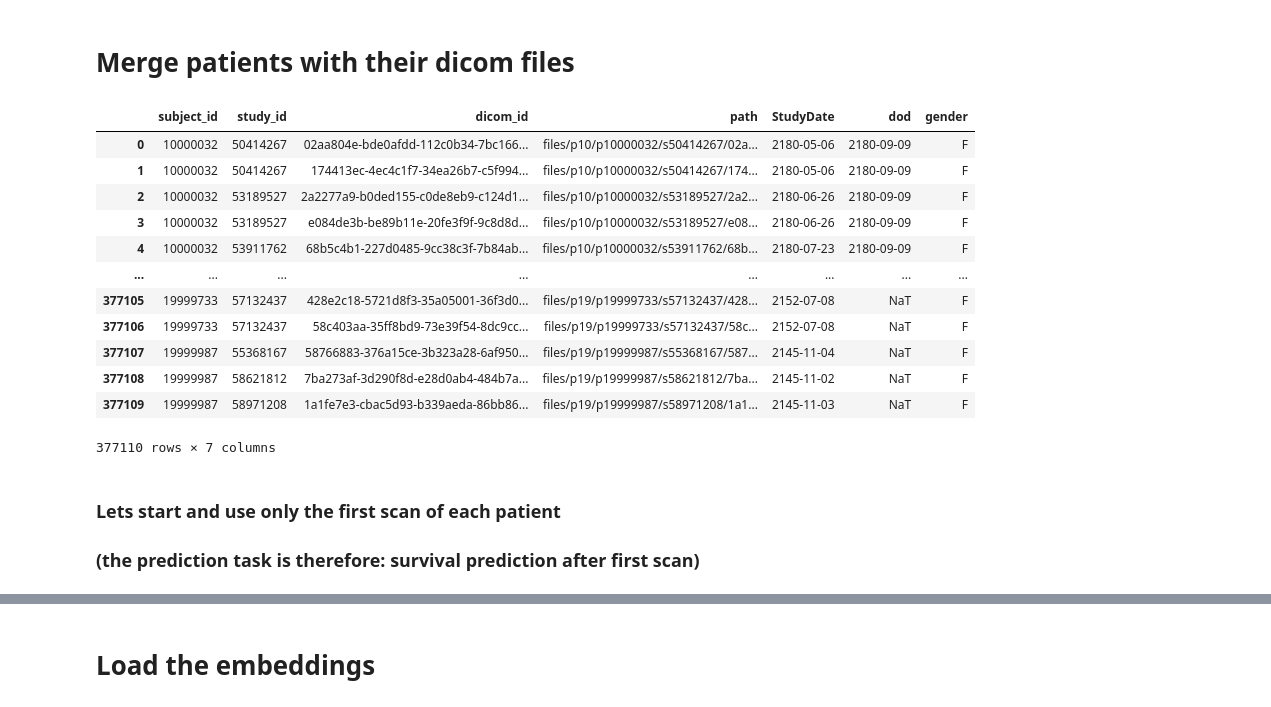
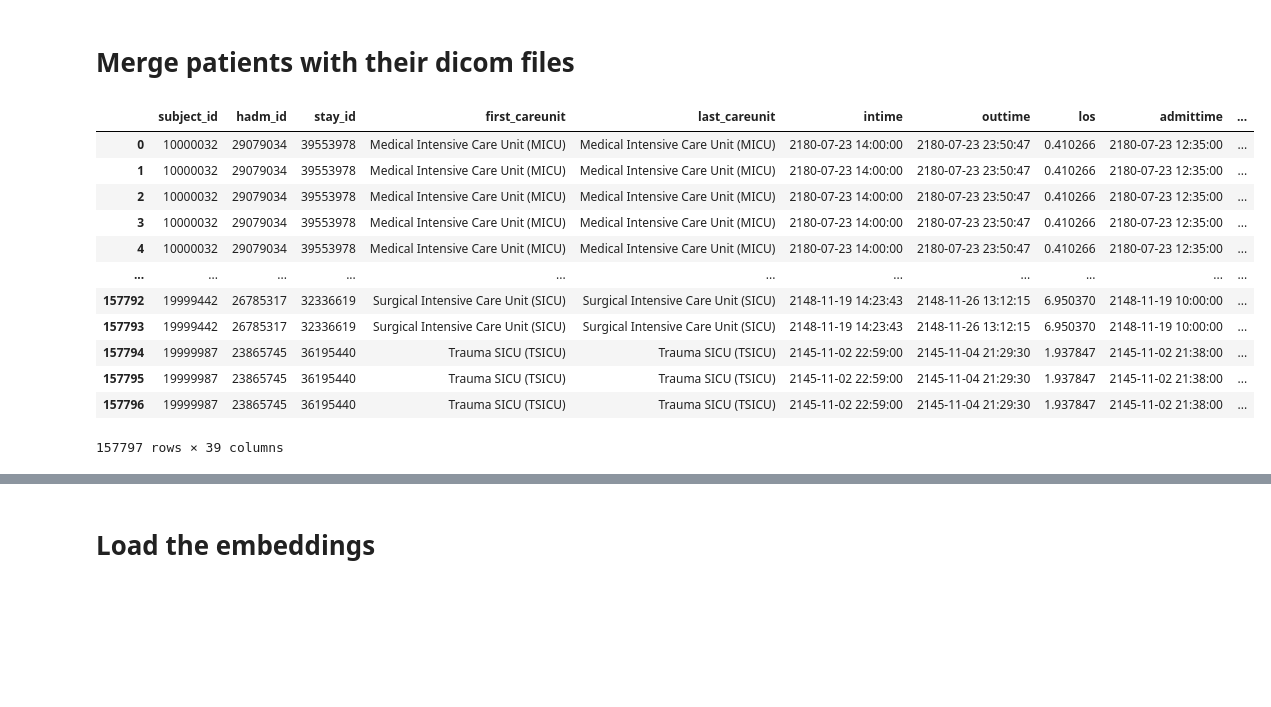
Before and after one commit to brynnhs/mimic-multimodal-survival, a Jupyter notebook: preprocessing.ipynb, the cells around one changed output, grey strips where cells are left out. Saved outputs shown, nothing was run; the diff lists cells and outputs as text; code cells hidden in the pictures; blank space fills up the shorter version.

```diff
--- a/preprocessing.ipynb
+++ b/preprocessing.ipynb
@@ -64,0 +34,16 @@ patients
+# %%
+#take only adult
+adult_admissions = admissions[admissions['age_at_admission'] >= 18]
+
+# Merge with icustays
+adult_icu = icustays.merge(adult_admissions, on=['subject_id', 'hadm_id'])
+
+# Find the *first* icu stay for each patient
+adult_icu = adult_icu.sort_values(by='intime')
+first_icu_stays = adult_icu.groupby('subject_id').first().reset_index()
+
+# Exclude patients who died in the hospital
+# `deathtime` in the admissions table is the time of in-hospital death
+cohort = first_icu_stays[first_icu_stays['deathtime'].isnull()].copy()
+
+cohort["index_date"] = cohort['intime']
@@ -68,3 +69,7 @@ patients
 image_link = pd.read_csv('data/cxr-record-list.csv.gz')
 image_metadata = pd.read_csv('data/mimic-cxr-2.0.0-metadata.csv.gz')
 image_metadata['StudyDate'] = pd.to_datetime(image_metadata['StudyDate'], format='%Y%m%d')
+
+# merge image_link with image_metadata to add StudyDate
+image = image_link.merge(image_metadata, left_on=['dicom_id', 'subject_id', 'study_id'], right_on=['dicom_id', 'subject_id', 'study_id'], how='inner')
+image
@@ -153,22 +116,19 @@ plt.show()
 # Merge patients with their dicom files
 # %%
 # merge image_link with patients
-image_link = image_link.merge(patients[['subject_id', 'dod', 'gender']], on='subject_id', how='left')
-image_link
+cohort = cohort.merge(image, on='subject_id', how='inner')
+cohort
 # %% [output]
-|  | subject_id | study_id | dicom_id | path | StudyDate | dod | gender |
-| 0 | 10000032 | 50414267 | 02aa804e-bde0afdd-112c0b34-7bc166... | files/p10/p10000032/s50414267/02a... | 2180-05-06 | 2180-09-09 | F |
-| 1 | 10000032 | 50414267 | 174413ec-4ec4c1f7-34ea26b7-c5f994... | files/p10/p10000032/s50414267/174... | 2180-05-06 | 2180-09-09 | F |
-| 2 | 10000032 | 53189527 | 2a2277a9-b0ded155-c0de8eb9-c124d1... | files/p10/p10000032/s53189527/2a2... | 2180-06-26 | 2180-09-09 | F |
-| 3 | 10000032 | 53189527 | e084de3b-be89b11e-20fe3f9f-9c8d8d... | files/p10/p10000032/s53189527/e08... | 2180-06-26 | 2180-09-09 | F |
-| 4 | 10000032 | 53911762 | 68b5c4b1-227d0485-9cc38c3f-7b84ab... | files/p10/p10000032/s53911762/68b... | 2180-07-23 | 2180-09-09 | F |
-| ... | ... | ... | ... | ... | ... | ... | ... |
-| 377105 | 19999733 | 57132437 | 428e2c18-5721d8f3-35a05001-36f3d0... | files/p19/p19999733/s57132437/428... | 2152-07-08 | NaT | F |
-| 377106 | 19999733 | 57132437 | 58c403aa-35ff8bd9-73e39f54-8dc9cc... | files/p19/p19999733/s57132437/58c... | 2152-07-08 | NaT | F |
-| 377107 | 19999987 | 55368167 | 58766883-376a15ce-3b323a28-6af950... | files/p19/p19999987/s55368167/587... | 2145-11-04 | NaT | F |
-| 377108 | 19999987 | 58621812 | 7ba273af-3d290f8d-e28d0ab4-484b7a... | files/p19/p19999987/s58621812/7ba... | 2145-11-02 | NaT | F |
-| 377109 | 19999987 | 58971208 | 1a1fe7e3-cbac5d93-b339aeda-86bb86... | files/p19/p19999987/s58971208/1a1... | 2145-11-03 | NaT | F |
+|  | subject_id | hadm_id | stay_id | first_careunit | last_careunit | intime | outtime | los | admittime | ... |
+| 0 | 10000032 | 29079034 | 39553978 | Medical Intensive Care Unit (MICU) | Medical Intensive Care Unit (MICU) | 2180-07-23 14:00:00 | 2180-07-23 23:50:47 | 0.410266 | 2180-07-23 12:35:00 | ... |
+| 1 | 10000032 | 29079034 | 39553978 | Medical Intensive Care Unit (MICU) | Medical Intensive Care Unit (MICU) | 2180-07-23 14:00:00 | 2180-07-23 23:50:47 | 0.410266 | 2180-07-23 12:35:00 | ... |
+| 2 | 10000032 | 29079034 | 39553978 | Medical Intensive Care Unit (MICU) | Medical Intensive Care Unit (MICU) | 2180-07-23 14:00:00 | 2180-07-23 23:50:47 | 0.410266 | 2180-07-23 12:35:00 | ... |
+| 3 | 10000032 | 29079034 | 39553978 | Medical Intensive Care Unit (MICU) | Medical Intensive Care Unit (MICU) | 2180-07-23 14:00:00 | 2180-07-23 23:50:47 | 0.410266 | 2180-07-23 12:35:00 | ... |
+| 4 | 10000032 | 29079034 | 39553978 | Medical Intensive Care Unit (MICU) | Medical Intensive Care Unit (MICU) | 2180-07-23 14:00:00 | 2180-07-23 23:50:47 | 0.410266 | 2180-07-23 12:35:00 | ... |
+| ... | ... | ... | ... | ... | ... | ... | ... | ... | ... | ... |
+| 157792 | 19999442 | 26785317 | 32336619 | Surgical Intensive Care Unit (SICU) | Surgical Intensive Care Unit (SICU) | 2148-11-19 14:23:43 | 2148-11-26 13:12:15 | 6.950370 | 2148-11-19 10:00:00 | ... |
+| 157793 | 19999442 | 26785317 | 32336619 | Surgical Intensive Care Unit (SICU) | Surgical Intensive Care Unit (SICU) | 2148-11-19 14:23:43 | 2148-11-26 13:12:15 | 6.950370 | 2148-11-19 10:00:00 | ... |
+| 157794 | 19999987 | 23865745 | 36195440 | Trauma SICU (TSICU) | Trauma SICU (TSICU) | 2145-11-02 22:59:00 | 2145-11-04 21:29:30 | 1.937847 | 2145-11-02 21:38:00 | ... |
+| 157795 | 19999987 | 23865745 | 36195440 | Trauma SICU (TSICU) | Trauma SICU (TSICU) | 2145-11-02 22:59:00 | 2145-11-04 21:29:30 | 1.937847 | 2145-11-02 21:38:00 | ... |
+| 157796 | 19999987 | 23865745 | 36195440 | Trauma SICU (TSICU) | Trauma SICU (TSICU) | 2145-11-02 22:59:00 | 2145-11-04 21:29:30 | 1.937847 | 2145-11-02 21:38:00 | ... |
-377110 rows × 7 columns
+157797 rows × 39 columns
-# %% [markdown]
-### Lets start and use only the first scan of each patient
-### (the prediction task is therefore: survival prediction after first scan)
```
Also changed, not shown: parts of 50 cells of this notebook, 4 other files.
